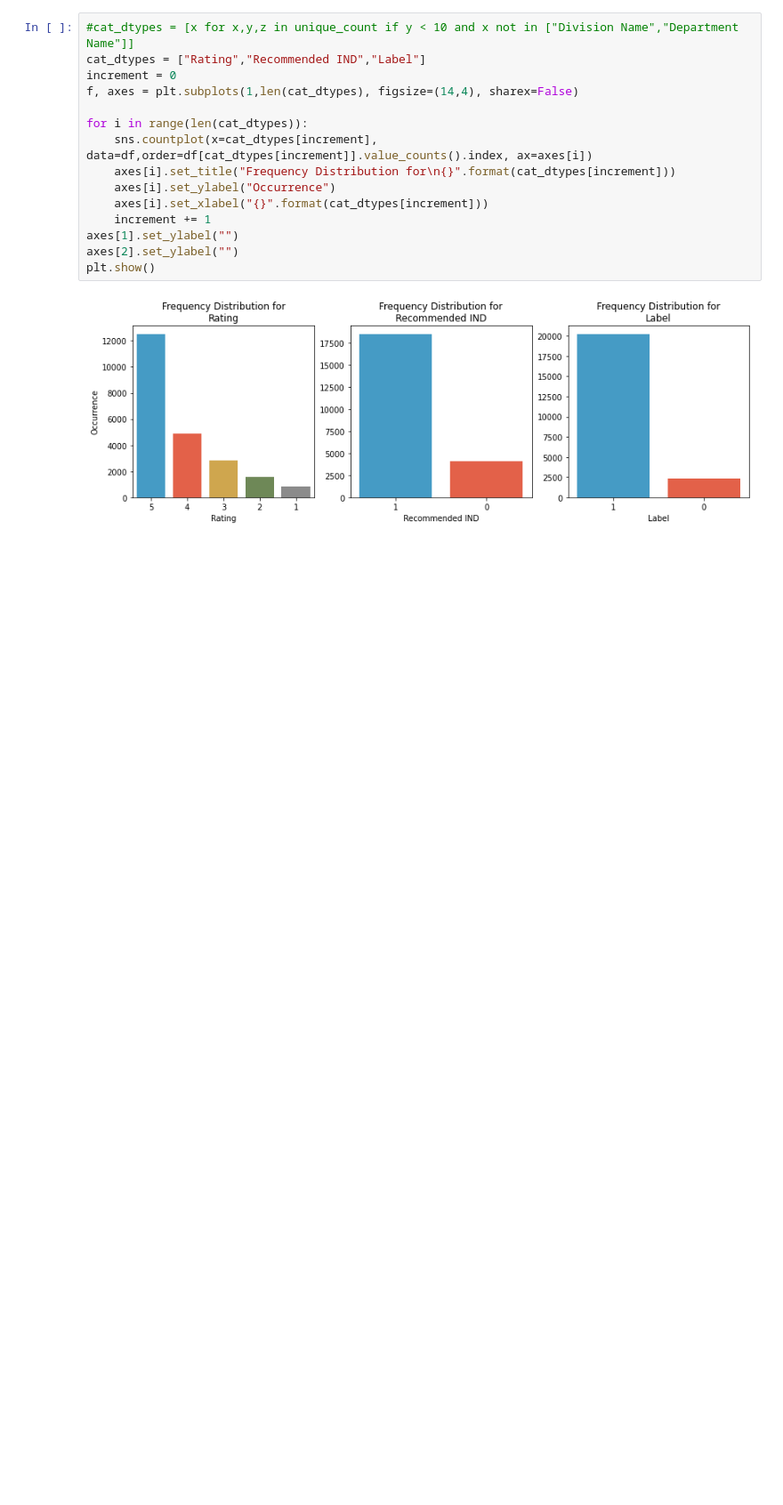
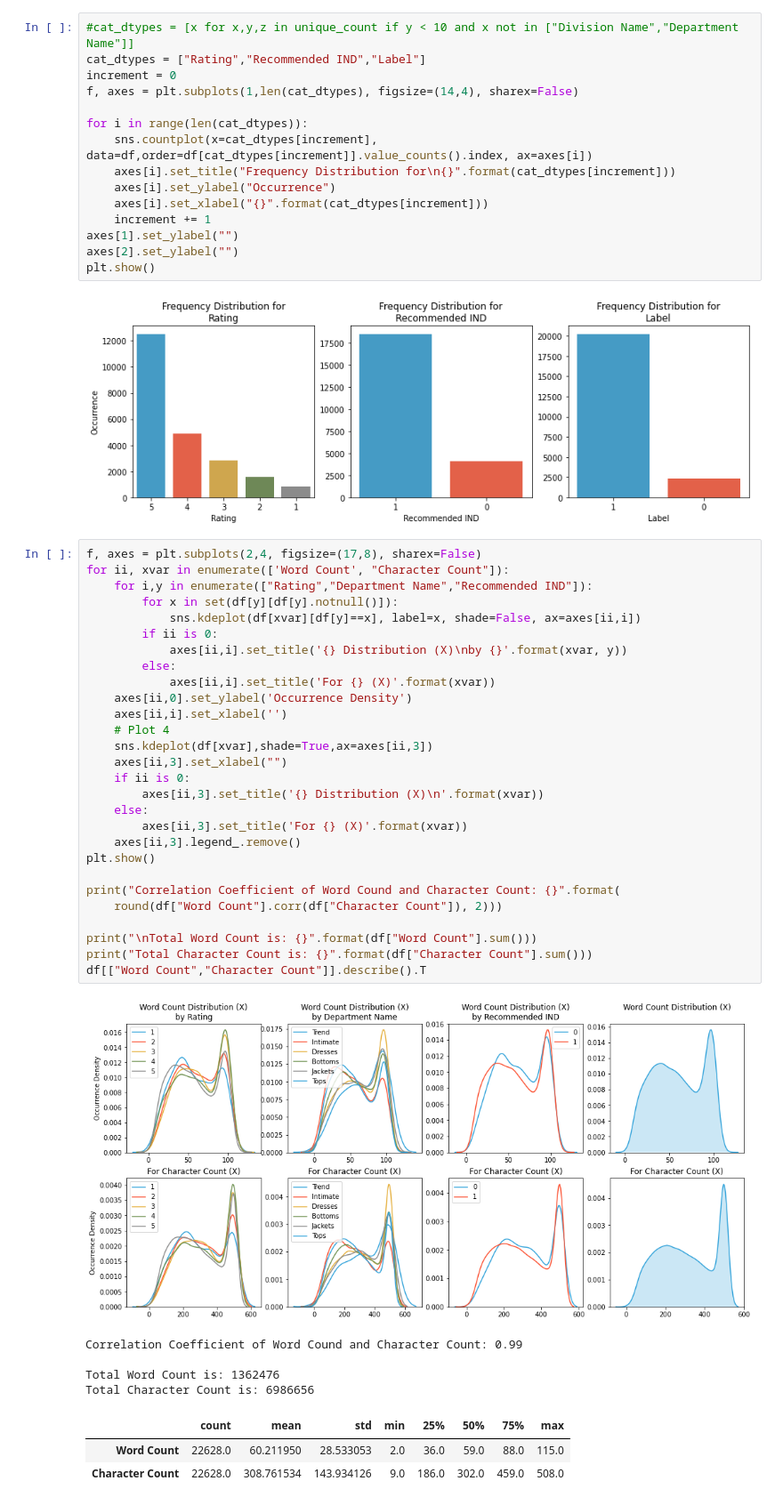
Before and after one commit to dwiwahyueffendi/Information-Retrieval, a Jupyter notebook: Source Code Information Retrieval.ipynb, the cells around one changed output. Shown at 89% size. Cells and saved outputs as stored; diff of their text form; blank space fills up the shorter version.

```diff
--- a/Source Code Information Retrieval.ipynb
+++ b/Source Code Information Retrieval.ipynb
@@ -282,3 +282,40 @@ axes[2].set_ylabel("")
 plt.show()
 # %% [output]
 [figure]
+# %%
+f, axes = plt.subplots(2,4, figsize=(17,8), sharex=False)
+for ii, xvar in enumerate(['Word Count', "Character Count"]):
+    for i,y in enumerate(["Rating","Department Name","Recommended IND"]):
+        for x in set(df[y][df[y].notnull()]):
+            sns.kdeplot(df[xvar][df[y]==x], label=x, shade=False, ax=axes[ii,i])
+        if ii is 0:
+            axes[ii,i].set_title('{} Distribution (X)\nby {}'.format(xvar, y))
+        else:
+            axes[ii,i].set_title('For {} (X)'.format(xvar))
+    axes[ii,0].set_ylabel('Occurrence Density')
+    axes[ii,i].set_xlabel('')
+    # Plot 4
+    sns.kdeplot(df[xvar],shade=True,ax=axes[ii,3])
+    axes[ii,3].set_xlabel("")
+    if ii is 0:
+        axes[ii,3].set_title('{} Distribution (X)\n'.format(xvar))
+    else:
+        axes[ii,3].set_title('For {} (X)'.format(xvar))
+    axes[ii,3].legend_.remove()
+plt.show()
+
+print("Correlation Coefficient of Word Cound and Character Count: {}".format(
+    round(df["Word Count"].corr(df["Character Count"]), 2)))
+
+print("\nTotal Word Count is: {}".format(df["Word Count"].sum()))
+print("Total Character Count is: {}".format(df["Character Count"].sum()))
+df[["Word Count","Character Count"]].describe().T
+# %% [output]
+[figure, added]
+Correlation Coefficient of Word Cound and Character Count: 0.99
+
+Total Word Count is: 1362476
+Total Character Count is: 6986656
+|  | count | mean | std | min | 25% | 50% | 75% | max |
+| Word Count | 22628.0 | 60.211950 | 28.533053 | 2.0 | 36.0 | 59.0 | 88.0 | 115.0 |
+| Character Count | 22628.0 | 308.761534 | 143.934126 | 9.0 | 186.0 | 302.0 | 459.0 | 508.0 |
```
Also changed, not shown: parts of 1 cell of this notebook.
